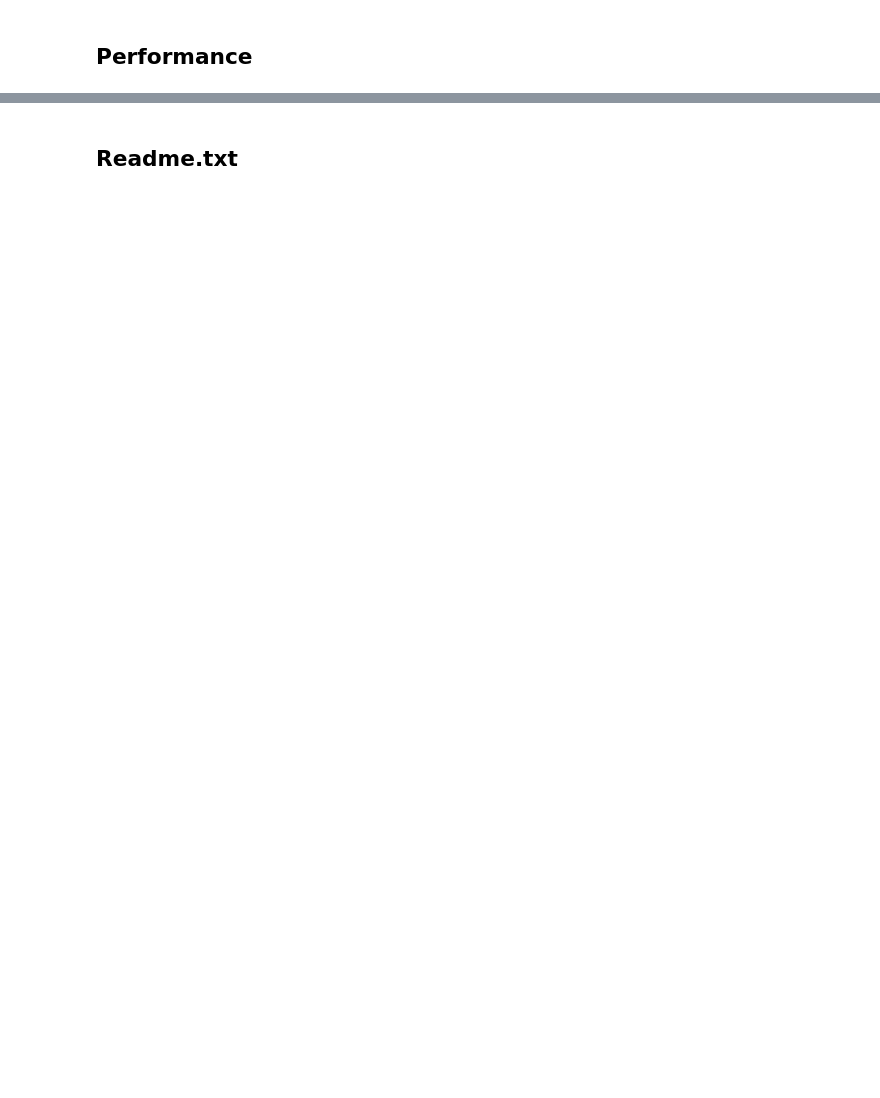
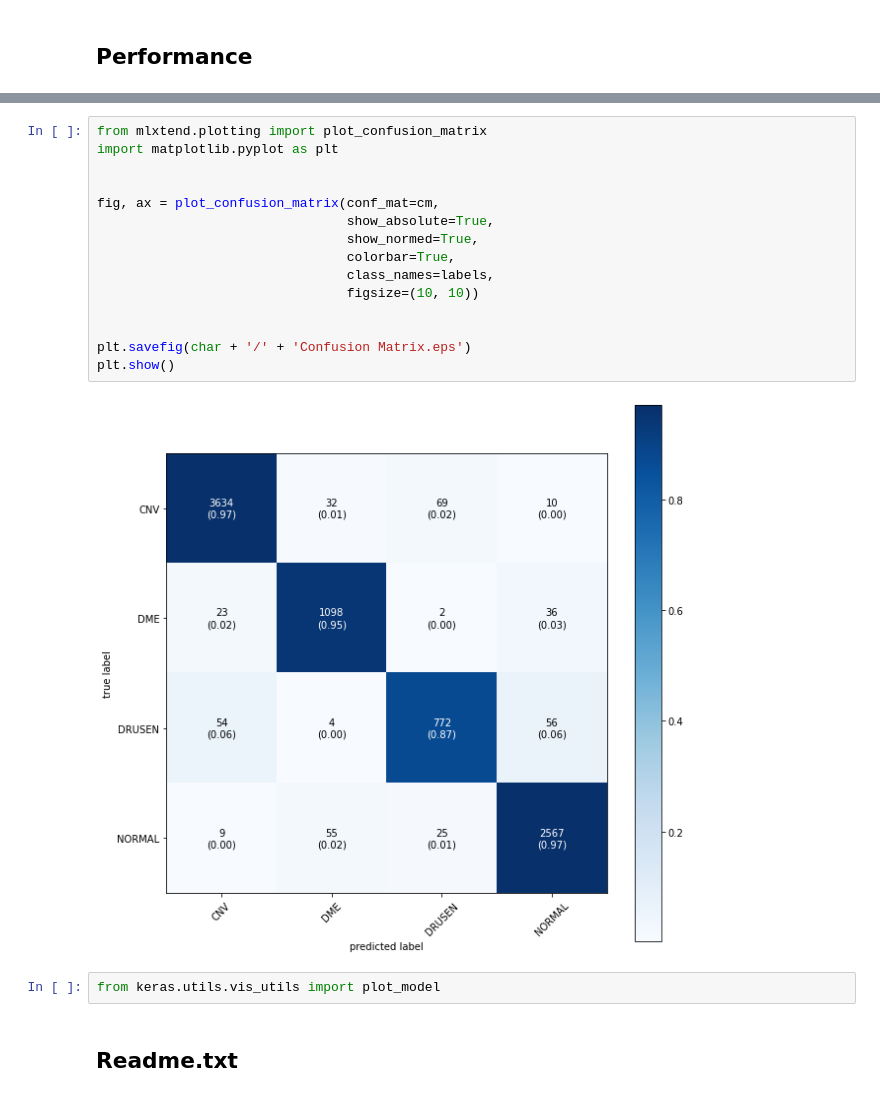
Before and after one commit to sudo-rajarshi/Retinal-Disease-Classification-using-Optical-Coherence-Topographical-Scans, a Jupyter notebook: Retinal OCT.ipynb, the cells around one changed output, grey strips where cells are left out. Cells and saved outputs as stored; diff of their text form; blank space fills up the shorter version.

```diff
--- a/Retinal OCT.ipynb
+++ b/Retinal OCT.ipynb
@@ -1075,3 +1102,22 @@ specificity = 0.9563
+# %%
+from mlxtend.plotting import plot_confusion_matrix
+import matplotlib.pyplot as plt
+
+
+fig, ax = plot_confusion_matrix(conf_mat=cm,
+                                show_absolute=True,
+                                show_normed=True,
+                                colorbar=True,
+                                class_names=labels,
+                                figsize=(10, 10))
+
+
+plt.savefig(char + '/' + 'Confusion Matrix.eps')
+plt.show()
+# %% [output]
+[figure, added]
+# %%
+from keras.utils.vis_utils import plot_model
 # %% [markdown]
 ## Readme.txt
 # %%
```
Also changed, not shown: parts of 16 cells of this notebook.
